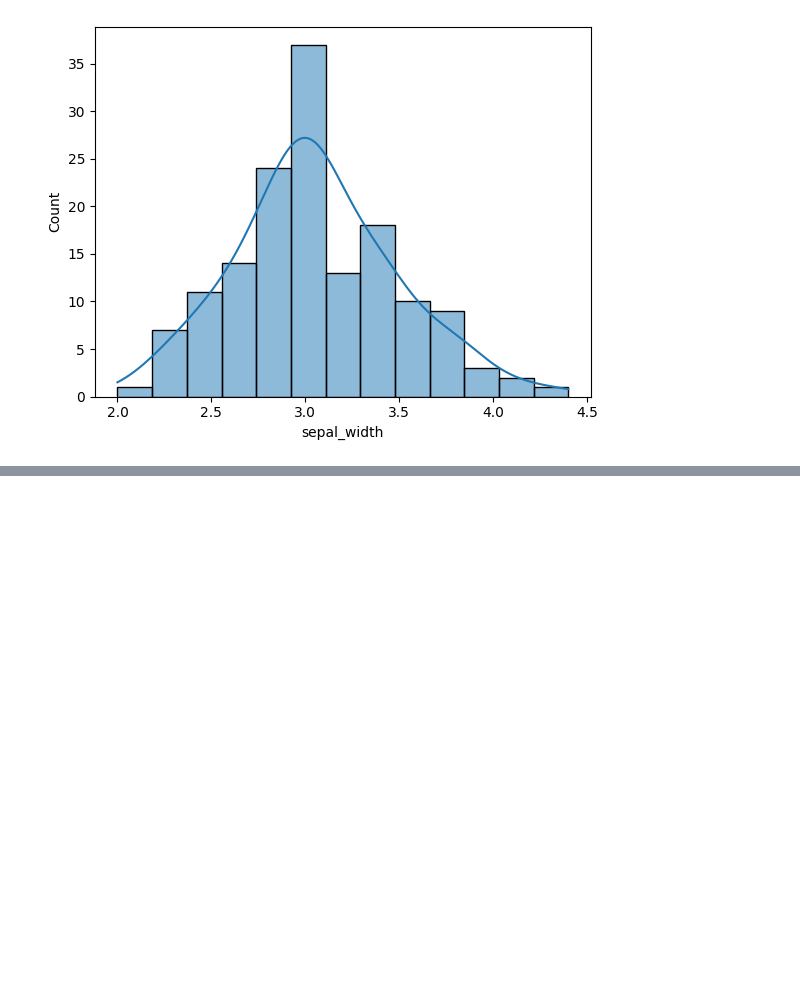
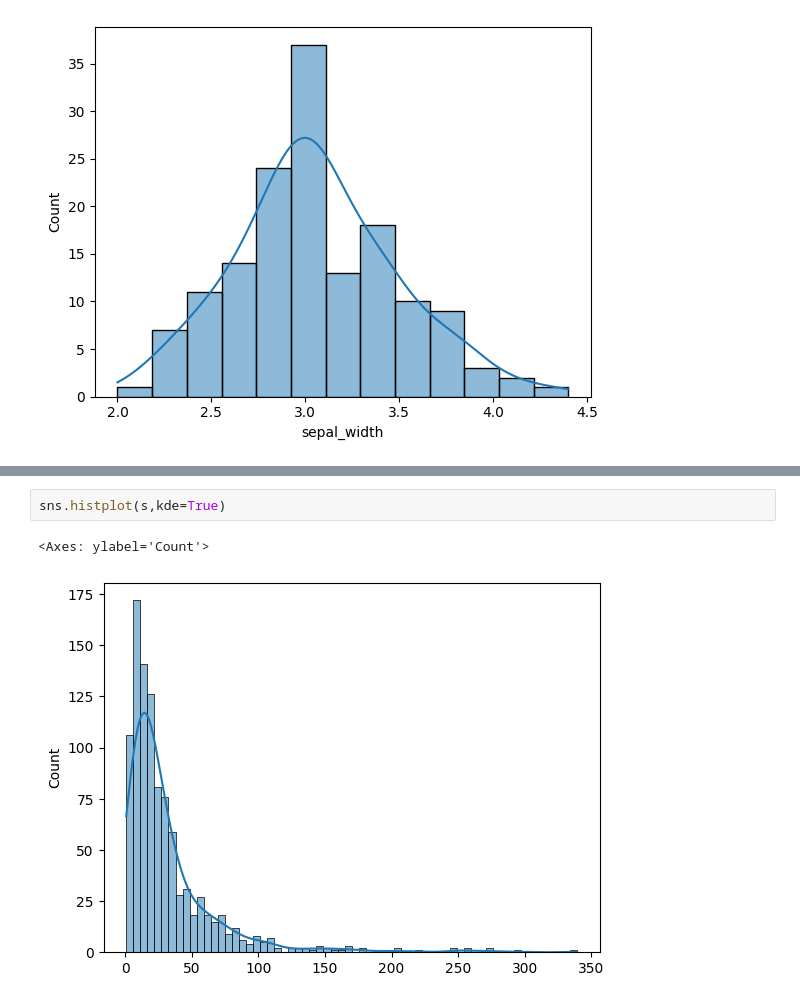
Before and after one commit to Dipak-Jagadale/Statistics, a Jupyter notebook: Measure of Central Tendency[Mean _Mode _Median].ipynb, the cells around one changed output, grey strips where cells are left out. Cells and saved outputs as stored; diff of their text form; blank space fills up the shorter version.

```diff
--- a/Measure of Central Tendency[Mean _Mode _Median].ipynb
+++ b/Measure of Central Tendency[Mean _Mode _Median].ipynb
@@ -147,0 +189,5 @@ KeyError: 'petal_lenght'
+# %%
+sns.histplot(s,kde=True)
+# %% [output]
+<Axes: ylabel='Count'>
+[figure, added]
```
Also changed, not shown: parts of 15 cells of this notebook.
